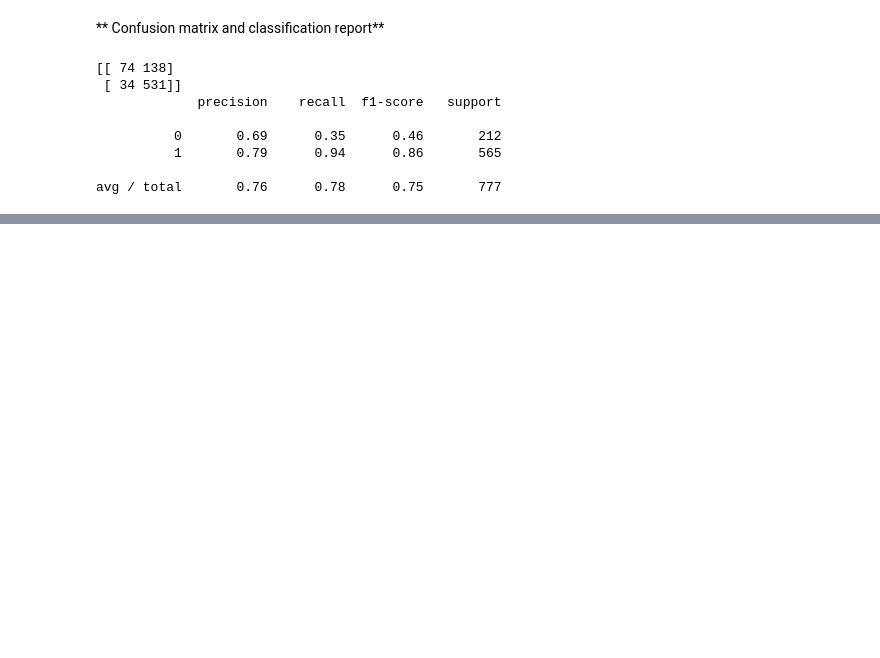
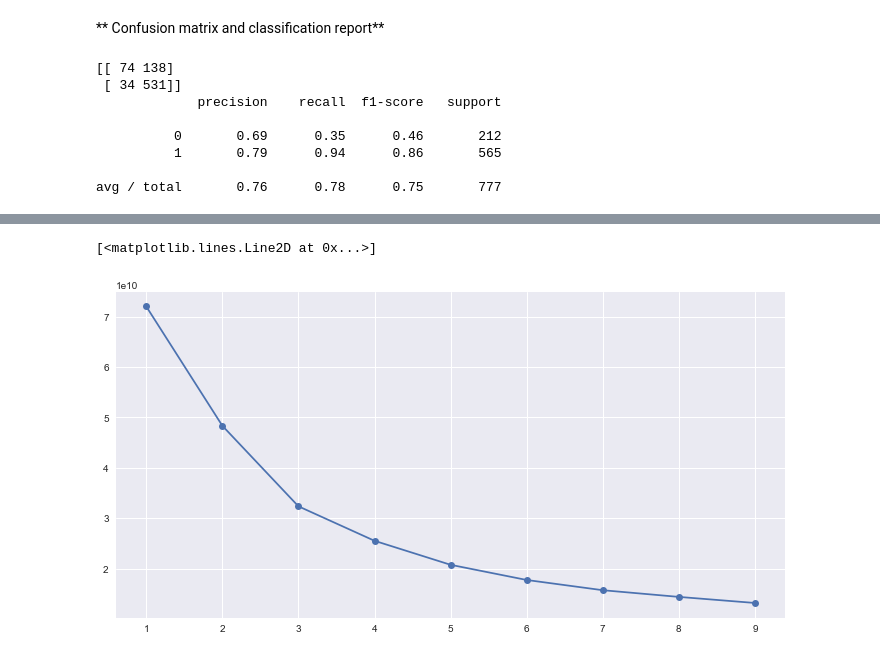
Before and after one commit to v-sharma1/data-science, a Jupyter notebook: machine-learning/clustering/K-Means Clustering/University Type Grouping.ipynb, the cells around one changed output, grey strips where cells are left out. Drawn from its saved outputs; the diff is of its cells as text; code cells hidden in the pictures; blank space fills up the shorter version.

Commit message:
Add dataset link and cluster count
Add dataset link and finding optimized count of clusters

```diff
--- a/machine-learning/clustering/K-Means Clustering/University Type Grouping.ipynb
+++ b/machine-learning/clustering/K-Means Clustering/University Type Grouping.ipynb
@@ -218,0 +233,10 @@ avg / total       0.76      0.78      0.75       777
+# %%
+cluster_range = range( 1, 10 )
+cluster_errors = []
+
+for num_clusters in cluster_range:
+  kmeans_index = KMeans( num_clusters )
+  kmeans_index.fit( df.drop('Private',axis=1) )
+  cluster_errors.append( kmeans_index.inertia_ )
+# %%
+clusters_df = pd.DataFrame( { "num_clusters":cluster_range, "cluster_errors": cluster_errors } )
@@ -218,0 +256,6 @@ avg / total       0.76      0.78      0.75       777
+# %%
+plt.figure(figsize=(12,6))
+plt.plot( clusters_df.num_clusters, clusters_df.cluster_errors, marker = "o" )
+# %% [output]
+[<matplotlib.lines.Line2D at 0x...>]
+[figure, added]
```
Also changed, not shown: parts of 4 cells of this notebook.
